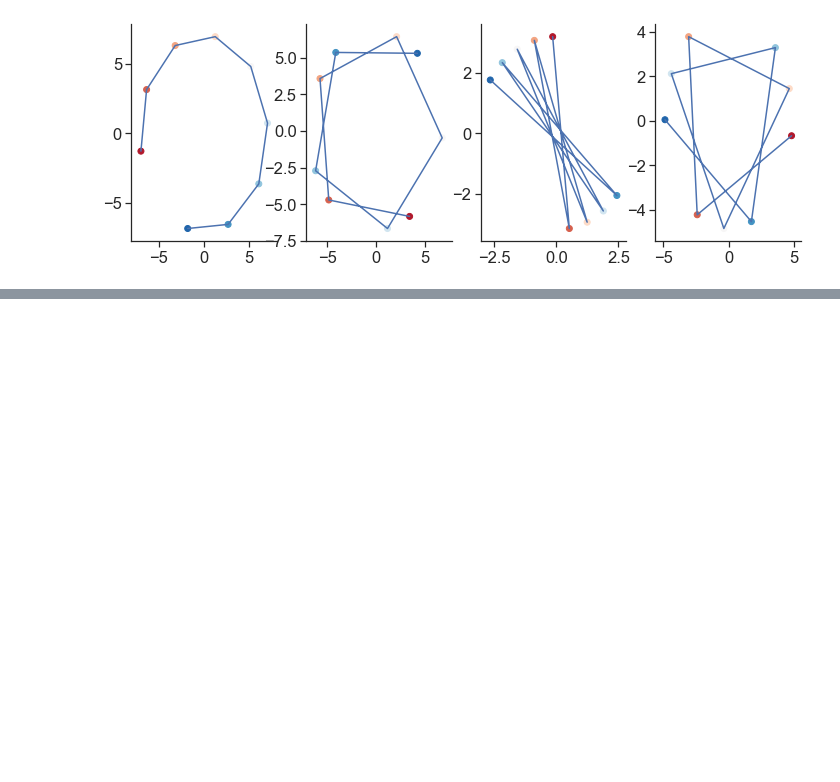
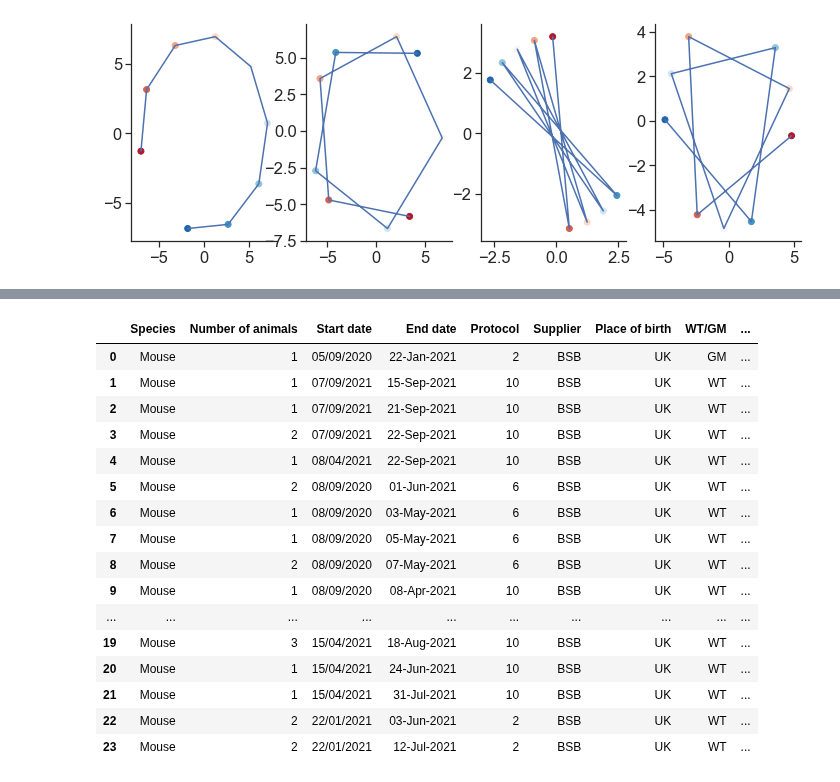
Before and after one commit to yves-weissenberger/ll_ephys, a Jupyter notebook: ephys_notebooks/unitary_dynamics_on_data_visualisation.ipynb, the cells around one changed output, grey strips where cells are left out. Cells and saved outputs as stored; diff of their text form; code cells hidden in the pictures; blank space fills up the shorter version.

```diff
--- a/ephys_notebooks/unitary_dynamics_on_data_visualisation.ipynb
+++ b/ephys_notebooks/unitary_dynamics_on_data_visualisation.ipynb
@@ -858,0 +992,47 @@ seaborn.despine()
+# %%
+group_data = df.groupby(['Species',
+                         'Start date',
+                         'End date',
+                         'Protocol',
+                         'Supplier',
+                         'Place of birth',
+                         'WT/GM',
+                         'Purpose',
+                         'Sub-purpose',
+                         'Retrospective severity',
+                         'Procedures',
+                         'Anaesthesia',
+                         'Fate',
+                         #'Comments'
+                        ])
+df2 = pd.DataFrame(group_data.size().reset_index(name = "Group_Count"))
+df2.rename(columns = {'Group_Count':'Number of animals'}, inplace = True)
+df2['Comments'] = ''
+col_order = ['Species','Number of animals','Start date',
+           'End date','Protocol','Supplier',
+           'Place of birth','WT/GM','Purpose','Sub-purpose',
+           'Retrospective severity','Procedures',
+           'Anaesthesia','Fate','Comments']
+df2 = df2.reindex(col_order, axis=1)
+
+#
+# %%
+df2
+# %% [output]
+|  | Species | Number of animals | Start date | End date | Protocol | Supplier | Place of birth | WT/GM | ... |
+| 0 | Mouse | 1 | 05/09/2020 | 22-Jan-2021 | 2 | BSB | UK | GM | ... |
+| 1 | Mouse | 1 | 07/09/2021 | 15-Sep-2021 | 10 | BSB | UK | WT | ... |
+| 2 | Mouse | 1 | 07/09/2021 | 21-Sep-2021 | 10 | BSB | UK | WT | ... |
+| 3 | Mouse | 2 | 07/09/2021 | 22-Sep-2021 | 10 | BSB | UK | WT | ... |
+| 4 | Mouse | 1 | 08/04/2021 | 22-Sep-2021 | 10 | BSB | UK | WT | ... |
+| 5 | Mouse | 2 | 08/09/2020 | 01-Jun-2021 | 6 | BSB | UK | WT | ... |
+| 6 | Mouse | 1 | 08/09/2020 | 03-May-2021 | 6 | BSB | UK | WT | ... |
+| 7 | Mouse | 1 | 08/09/2020 | 05-May-2021 | 6 | BSB | UK | WT | ... |
+| 8 | Mouse | 2 | 08/09/2020 | 07-May-2021 | 6 | BSB | UK | WT | ... |
+| 9 | Mouse | 1 | 08/09/2020 | 08-Apr-2021 | 10 | BSB | UK | WT | ... |
+| ... | ... | ... | ... | ... | ... | ... | ... | ... | ... |
+| 19 | Mouse | 3 | 15/04/2021 | 18-Aug-2021 | 10 | BSB | UK | WT | ... |
+| 20 | Mouse | 1 | 15/04/2021 | 24-Jun-2021 | 10 | BSB | UK | WT | ... |
+| 21 | Mouse | 1 | 15/04/2021 | 31-Jul-2021 | 10 | BSB | UK | WT | ... |
+| 22 | Mouse | 2 | 22/01/2021 | 03-Jun-2021 | 2 | BSB | UK | WT | ... |
+| 23 | Mouse | 2 | 22/01/2021 | 12-Jul-2021 | 2 | BSB | UK | WT | ... |
```
Also changed, not shown: parts of 36 cells of this notebook, 3 other files.
